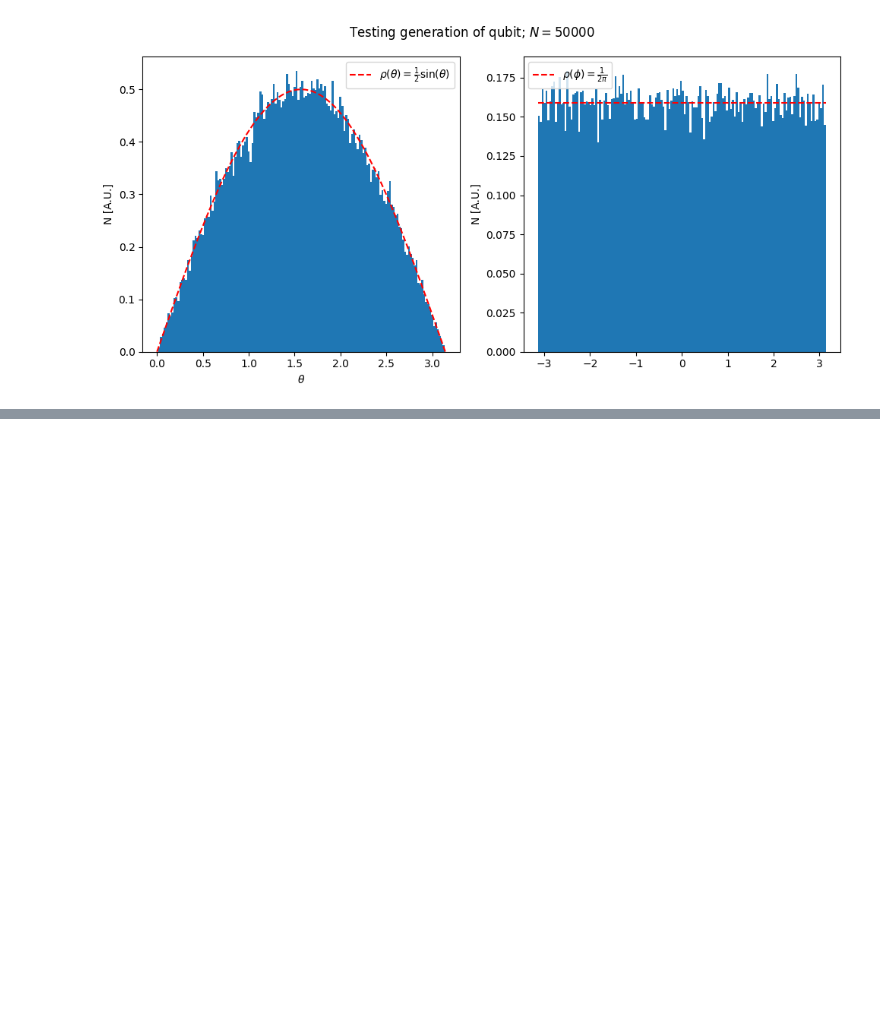
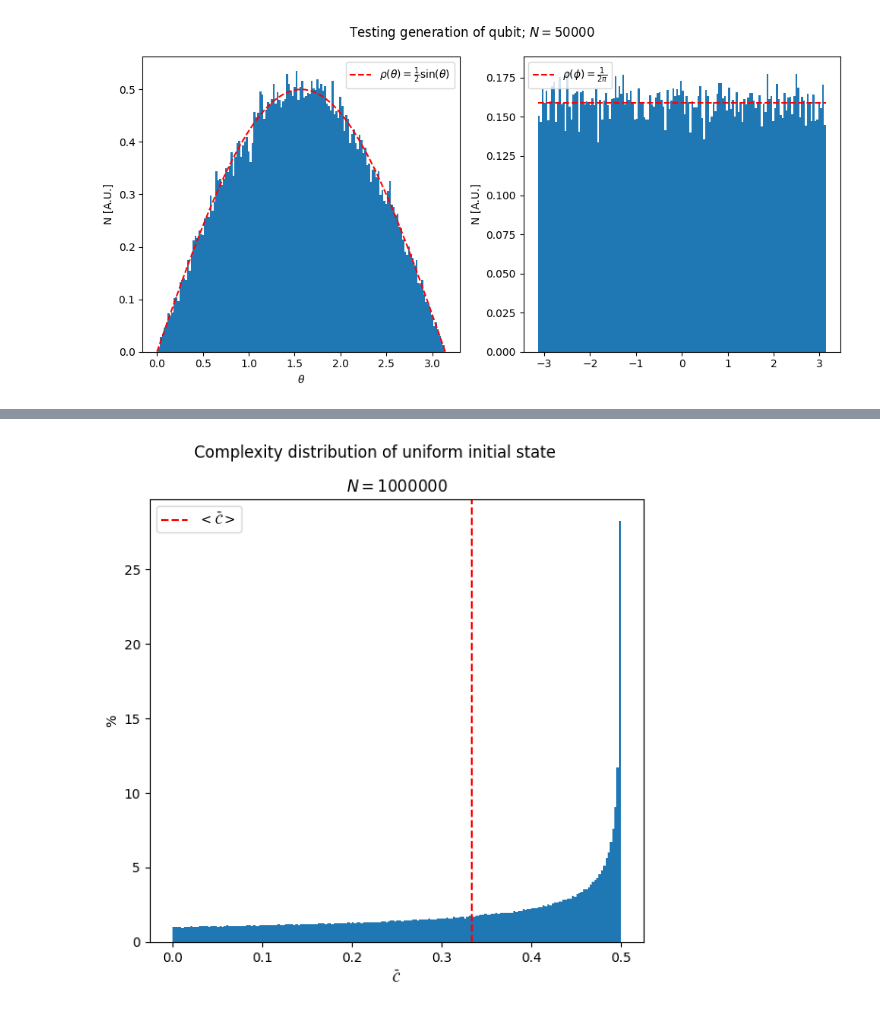
Before and after one commit to erricottaro/Krylov_complexity_on_circulant_graphs, a Jupyter notebook: triangle.ipynb, the cells around one changed output, grey strips where cells are left out. Cells and saved outputs as stored; diff of their text form; code cells hidden in the pictures; blank space fills up the shorter version.

```diff
--- a/triangle.ipynb
+++ b/triangle.ipynb
@@ -337,0 +359,21 @@ plt.show()
+# %%
+n_points_cpp = np.loadtxt("output/qutrit_rng.out", usecols=1, dtype=int, max_rows=1, unpack=True)
+compl_qutrit_cpp = np.loadtxt("output/qutrit_rng.out", usecols=0, skiprows=2, unpack=True)
+# %%
+fig, axx = plt.subplots(1,1, figsize=(6,6), tight_layout=True)
+
+fig.suptitle("Complexity distribution of uniform initial state")
+
+axx.set_title(r"$N=$"+f"{n_points_cpp}")
+
+axx.set_xlabel(r"$\bar{\mathcal{C}}$")
+axx.set_ylabel(r"%")
+
+axx.hist(compl_qutrit_cpp, bins=200, density=True)
+axx.axvline(x=np.average(compl_qutrit_cpp), label=r"$<\bar{\mathcal{C}}>$", linestyle="--", color='r')
+
+axx.legend()
+
+plt.show()
+# %% [output]
+[figure, added]
```
Also changed, not shown: parts of 3 cells of this notebook.
